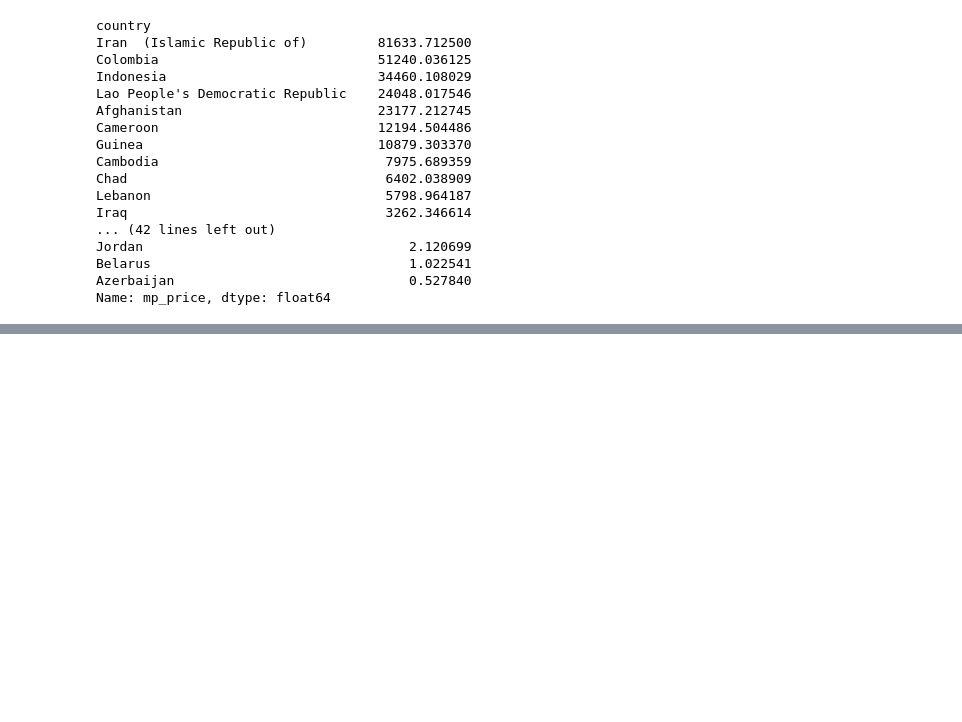
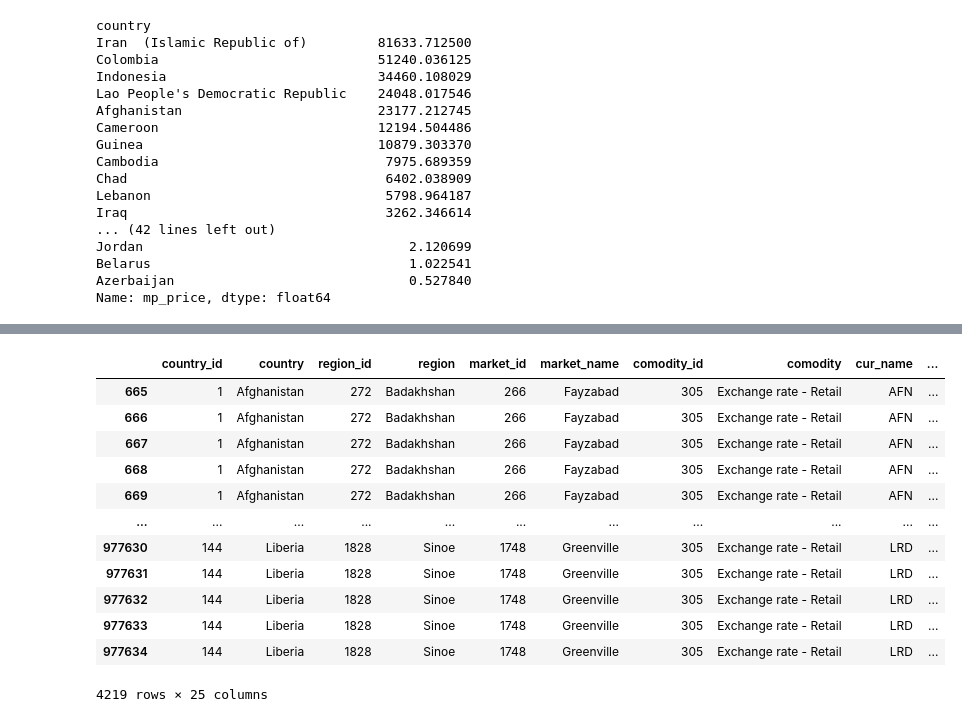
Before and after one commit to Cyrusz55/food_price_analysis, a Jupyter notebook: book1.ipynb, the cells around one changed output, grey strips where cells are left out. Saved outputs shown, nothing was run; the diff lists cells and outputs as text; code cells hidden in the pictures; blank space fills up the shorter version.

```diff
--- a/book1.ipynb
+++ b/book1.ipynb
@@ -118,0 +635,16 @@ Name: mp_price, dtype: float64
+# %%
+df.loc[df["commodity_simplified"] == "exchange rate"].drop_duplicates()
+# %% [output]
+|  | country_id | country | region_id | region | market_id | market_name | comodity_id | comodity | cur_name | ... |
+| 665 | 1 | Afghanistan | 272 | Badakhshan | 266 | Fayzabad | 305 | Exchange rate - Retail | AFN | ... |
+| 666 | 1 | Afghanistan | 272 | Badakhshan | 266 | Fayzabad | 305 | Exchange rate - Retail | AFN | ... |
+| 667 | 1 | Afghanistan | 272 | Badakhshan | 266 | Fayzabad | 305 | Exchange rate - Retail | AFN | ... |
+| 668 | 1 | Afghanistan | 272 | Badakhshan | 266 | Fayzabad | 305 | Exchange rate - Retail | AFN | ... |
+| 669 | 1 | Afghanistan | 272 | Badakhshan | 266 | Fayzabad | 305 | Exchange rate - Retail | AFN | ... |
+| ... | ... | ... | ... | ... | ... | ... | ... | ... | ... | ... |
+| 977630 | 144 | Liberia | 1828 | Sinoe | 1748 | Greenville | 305 | Exchange rate - Retail | LRD | ... |
+| 977631 | 144 | Liberia | 1828 | Sinoe | 1748 | Greenville | 305 | Exchange rate - Retail | LRD | ... |
+| 977632 | 144 | Liberia | 1828 | Sinoe | 1748 | Greenville | 305 | Exchange rate - Retail | LRD | ... |
+| 977633 | 144 | Liberia | 1828 | Sinoe | 1748 | Greenville | 305 | Exchange rate - Retail | LRD | ... |
+| 977634 | 144 | Liberia | 1828 | Sinoe | 1748 | Greenville | 305 | Exchange rate - Retail | LRD | ... |
+4219 rows × 25 columns
```
Also changed, not shown: parts of 37 cells of this notebook.
